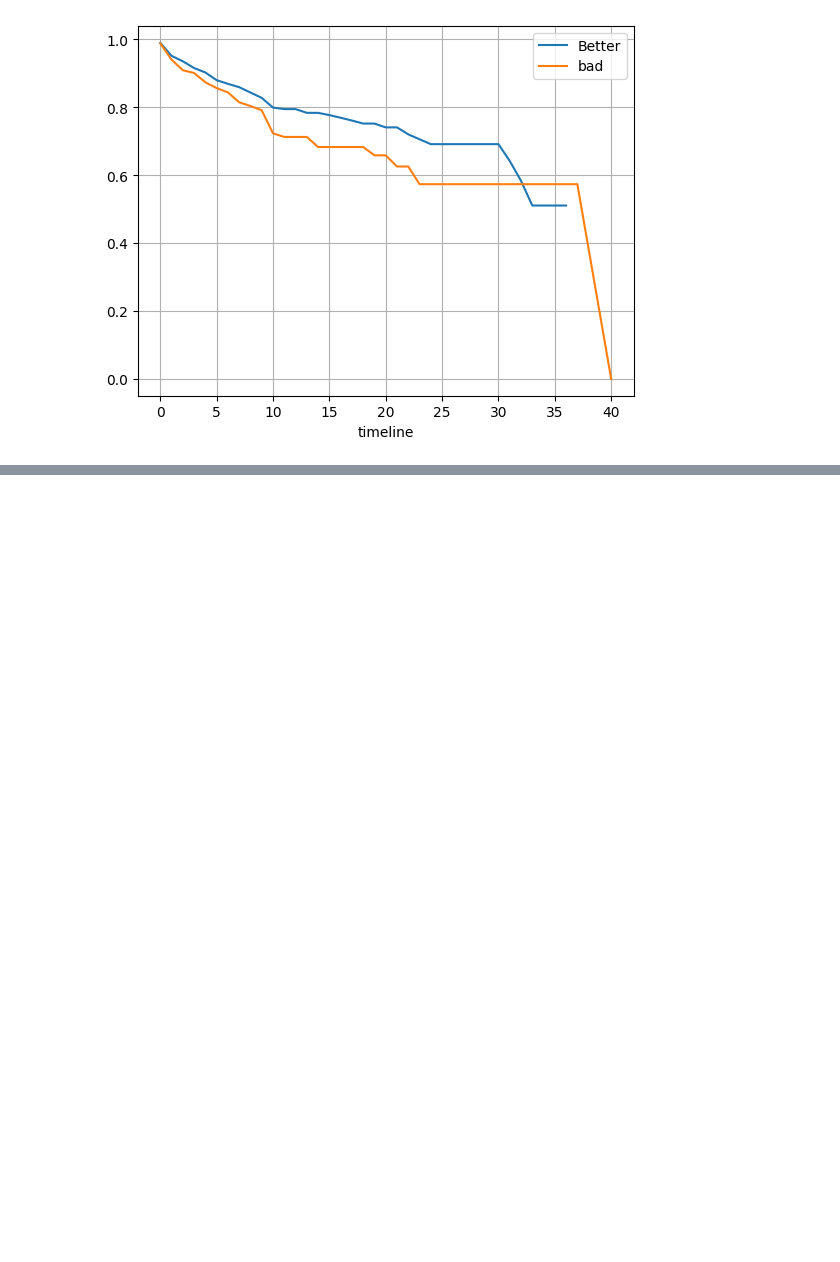
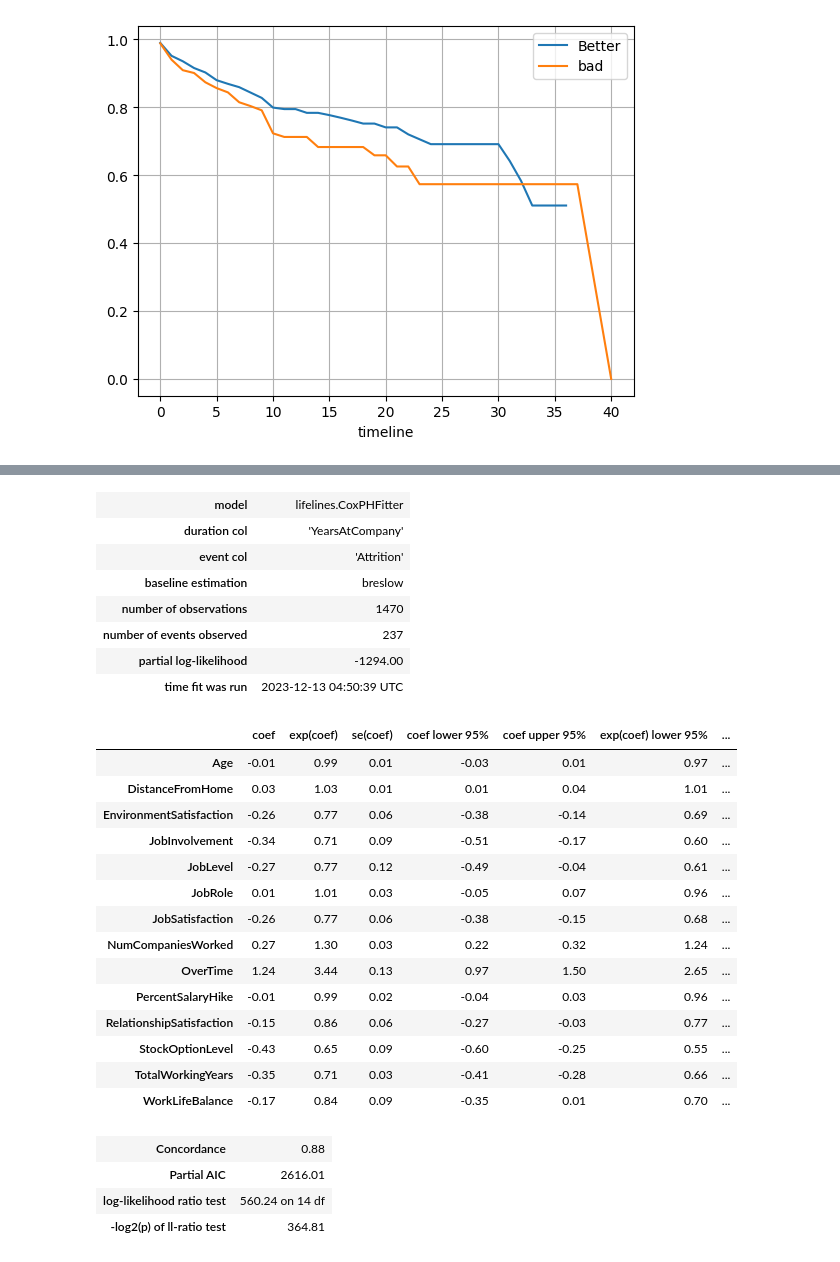
Before and after one commit to jashpaleja/Survival_Analysis-Employee_Attrition, a Jupyter notebook: employee_attrition.ipynb, the cells around one changed output, grey strips where cells are left out. Cells and saved outputs as stored; diff of their text form; code cells hidden in the pictures; blank space fills up the shorter version.

```diff
--- a/employee_attrition.ipynb
+++ b/employee_attrition.ipynb
@@ -232,0 +393,30 @@ ax.grid()
+# %%
+cph.print_summary()
+# %% [output]
+| model | lifelines.CoxPHFitter |
+| duration col | 'YearsAtCompany' |
+| event col | 'Attrition' |
+| baseline estimation | breslow |
+| number of observations | 1470 |
+| number of events observed | 237 |
+| partial log-likelihood | -1294.00 |
+| time fit was run | 2023-12-13 04:50:39 UTC |
+|  | coef | exp(coef) | se(coef) | coef lower 95% | coef upper 95% | exp(coef) lower 95% | ... |
+| Age | -0.01 | 0.99 | 0.01 | -0.03 | 0.01 | 0.97 | ... |
+| DistanceFromHome | 0.03 | 1.03 | 0.01 | 0.01 | 0.04 | 1.01 | ... |
+| EnvironmentSatisfaction | -0.26 | 0.77 | 0.06 | -0.38 | -0.14 | 0.69 | ... |
+| JobInvolvement | -0.34 | 0.71 | 0.09 | -0.51 | -0.17 | 0.60 | ... |
+| JobLevel | -0.27 | 0.77 | 0.12 | -0.49 | -0.04 | 0.61 | ... |
+| JobRole | 0.01 | 1.01 | 0.03 | -0.05 | 0.07 | 0.96 | ... |
+| JobSatisfaction | -0.26 | 0.77 | 0.06 | -0.38 | -0.15 | 0.68 | ... |
+| NumCompaniesWorked | 0.27 | 1.30 | 0.03 | 0.22 | 0.32 | 1.24 | ... |
+| OverTime | 1.24 | 3.44 | 0.13 | 0.97 | 1.50 | 2.65 | ... |
+| PercentSalaryHike | -0.01 | 0.99 | 0.02 | -0.04 | 0.03 | 0.96 | ... |
+| RelationshipSatisfaction | -0.15 | 0.86 | 0.06 | -0.27 | -0.03 | 0.77 | ... |
+| StockOptionLevel | -0.43 | 0.65 | 0.09 | -0.60 | -0.25 | 0.55 | ... |
+| TotalWorkingYears | -0.35 | 0.71 | 0.03 | -0.41 | -0.28 | 0.66 | ... |
+| WorkLifeBalance | -0.17 | 0.84 | 0.09 | -0.35 | 0.01 | 0.70 | ... |
+| Concordance | 0.88 |
+| Partial AIC | 2616.01 |
+| log-likelihood ratio test | 560.24 on 14 df |
+| -log2(p) of ll-ratio test | 364.81 |
```
Also changed, not shown: parts of 35 cells of this notebook.
